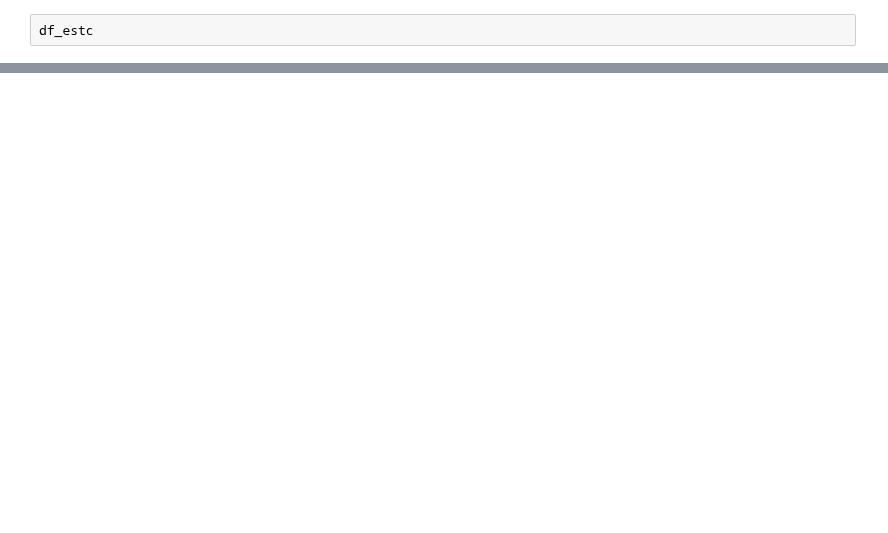
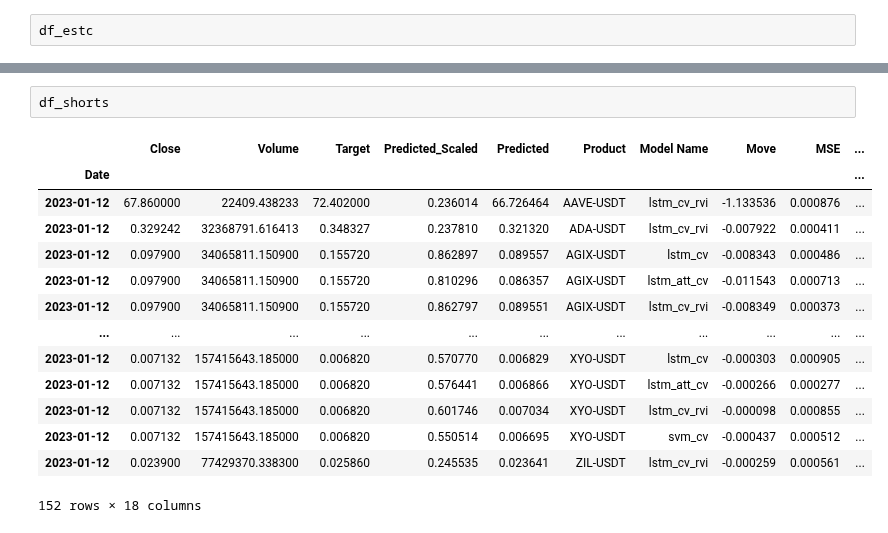
Before and after one commit to j03m/alfred, a Jupyter notebook: Coin_Predictions.ipynb, the cells around one changed output, grey strips where cells are left out. Cells and saved outputs as stored; diff of their text form; blank space fills up the shorter version.

```diff
--- a/Coin_Predictions.ipynb
+++ b/Coin_Predictions.ipynb
@@ -846,0 +894,17 @@ df_estc
+# %%
+df_shorts
+# %% [output]
+|  | Close | Volume | Target | Predicted_Scaled | Predicted | Product | Model Name | Move | MSE | ... |
+| Date |  |  |  |  |  |  |  |  |  | ... |
+| 2023-01-12 | 67.860000 | 22409.438233 | 72.402000 | 0.236014 | 66.726464 | AAVE-USDT | lstm_cv_rvi | -1.133536 | 0.000876 | ... |
+| 2023-01-12 | 0.329242 | 32368791.616413 | 0.348327 | 0.237810 | 0.321320 | ADA-USDT | lstm_cv_rvi | -0.007922 | 0.000411 | ... |
+| 2023-01-12 | 0.097900 | 34065811.150900 | 0.155720 | 0.862897 | 0.089557 | AGIX-USDT | lstm_cv | -0.008343 | 0.000486 | ... |
+| 2023-01-12 | 0.097900 | 34065811.150900 | 0.155720 | 0.810296 | 0.086357 | AGIX-USDT | lstm_att_cv | -0.011543 | 0.000713 | ... |
+| 2023-01-12 | 0.097900 | 34065811.150900 | 0.155720 | 0.862797 | 0.089551 | AGIX-USDT | lstm_cv_rvi | -0.008349 | 0.000373 | ... |
+| ... | ... | ... | ... | ... | ... | ... | ... | ... | ... | ... |
+| 2023-01-12 | 0.007132 | 157415643.185000 | 0.006820 | 0.570770 | 0.006829 | XYO-USDT | lstm_cv | -0.000303 | 0.000905 | ... |
+| 2023-01-12 | 0.007132 | 157415643.185000 | 0.006820 | 0.576441 | 0.006866 | XYO-USDT | lstm_att_cv | -0.000266 | 0.000277 | ... |
+| 2023-01-12 | 0.007132 | 157415643.185000 | 0.006820 | 0.601746 | 0.007034 | XYO-USDT | lstm_cv_rvi | -0.000098 | 0.000855 | ... |
+| 2023-01-12 | 0.007132 | 157415643.185000 | 0.006820 | 0.550514 | 0.006695 | XYO-USDT | svm_cv | -0.000437 | 0.000512 | ... |
+| 2023-01-12 | 0.023900 | 77429370.338300 | 0.025860 | 0.245535 | 0.023641 | ZIL-USDT | lstm_cv_rvi | -0.000259 | 0.000561 | ... |
+152 rows × 18 columns
```
Also changed, not shown: parts of 19 cells of this notebook.
